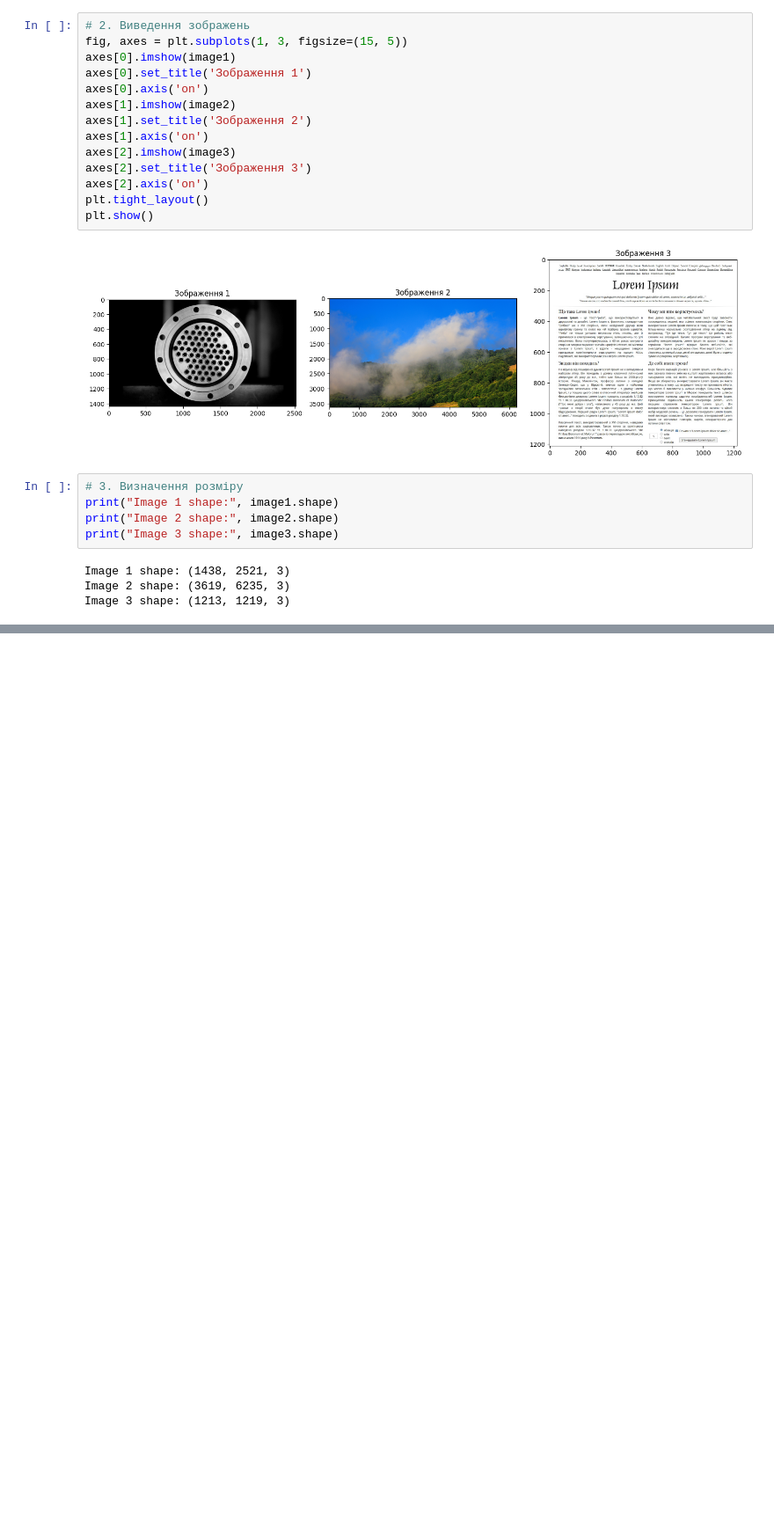
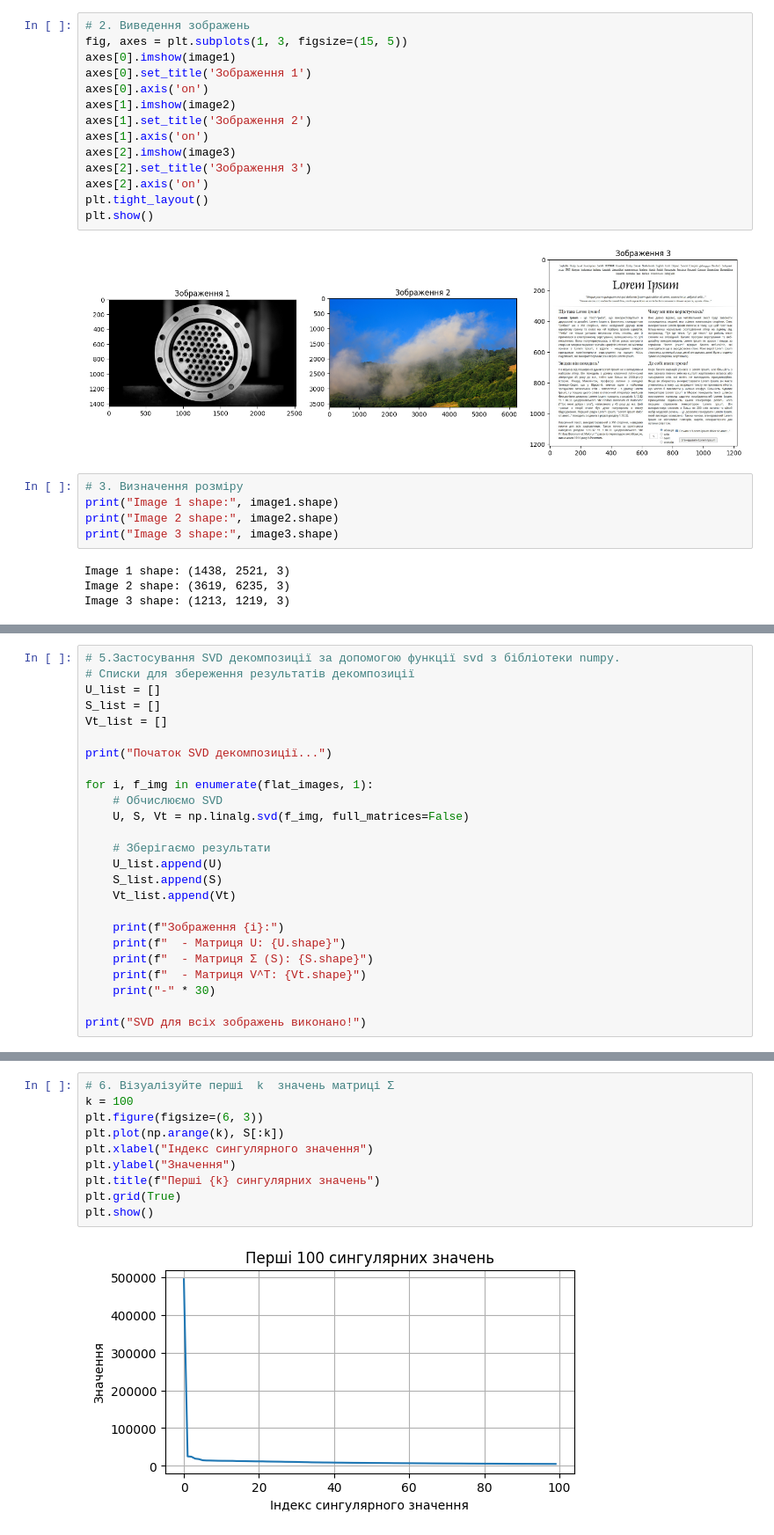
Before and after one commit to Feliz-ua/goit-np-hw-02, a Jupyter notebook: hw02.ipynb, the cells around one changed output, grey strips where cells are left out. Shown at 88% size. Drawn from its saved outputs; the diff is of its cells as text; blank space fills up the shorter version.

```diff
--- a/hw02.ipynb
+++ b/hw02.ipynb
@@ -69,3 +69,28 @@ for i, img in enumerate(images, 1):
   - Оригінальний розмір: (1213, 1219, 3)
   - Розмір 2D матриці: (1213, 3657)
 ------------------------------
+# %%
+# 5.Застосування SVD декомпозиції за допомогою функції svd з бібліотеки numpy.
+# Списки для збереження результатів декомпозиції
+U_list = []
+S_list = []
+Vt_list = []
+
+print("Початок SVD декомпозиції...")
+
+for i, f_img in enumerate(flat_images, 1):
+    # Обчислюємо SVD
+    U, S, Vt = np.linalg.svd(f_img, full_matrices=False)
+
+    # Зберігаємо результати
+    U_list.append(U)
+    S_list.append(S)
+    Vt_list.append(Vt)
+
+    print(f"Зображення {i}:")
+    print(f"  - Матриця U: {U.shape}")
+    print(f"  - Матриця Σ (S): {S.shape}")
+    print(f"  - Матриця V^T: {Vt.shape}")
+    print("-" * 30)
+
+print("SVD для всіх зображень виконано!")
@@ -71,0 +115,12 @@ for i, img in enumerate(images, 1):
+# %%
+# 6. Візуалізуйте перші  k  значень матриці Σ
+k = 100
+plt.figure(figsize=(6, 3))
+plt.plot(np.arange(k), S[:k])
+plt.xlabel("Індекс сингулярного значення")
+plt.ylabel("Значення")
+plt.title(f"Перші {k} сингулярних значень")
+plt.grid(True)
+plt.show()
+# %% [output]
+[figure, added]
```
Also changed, not shown: parts of 2 cells of this notebook.
